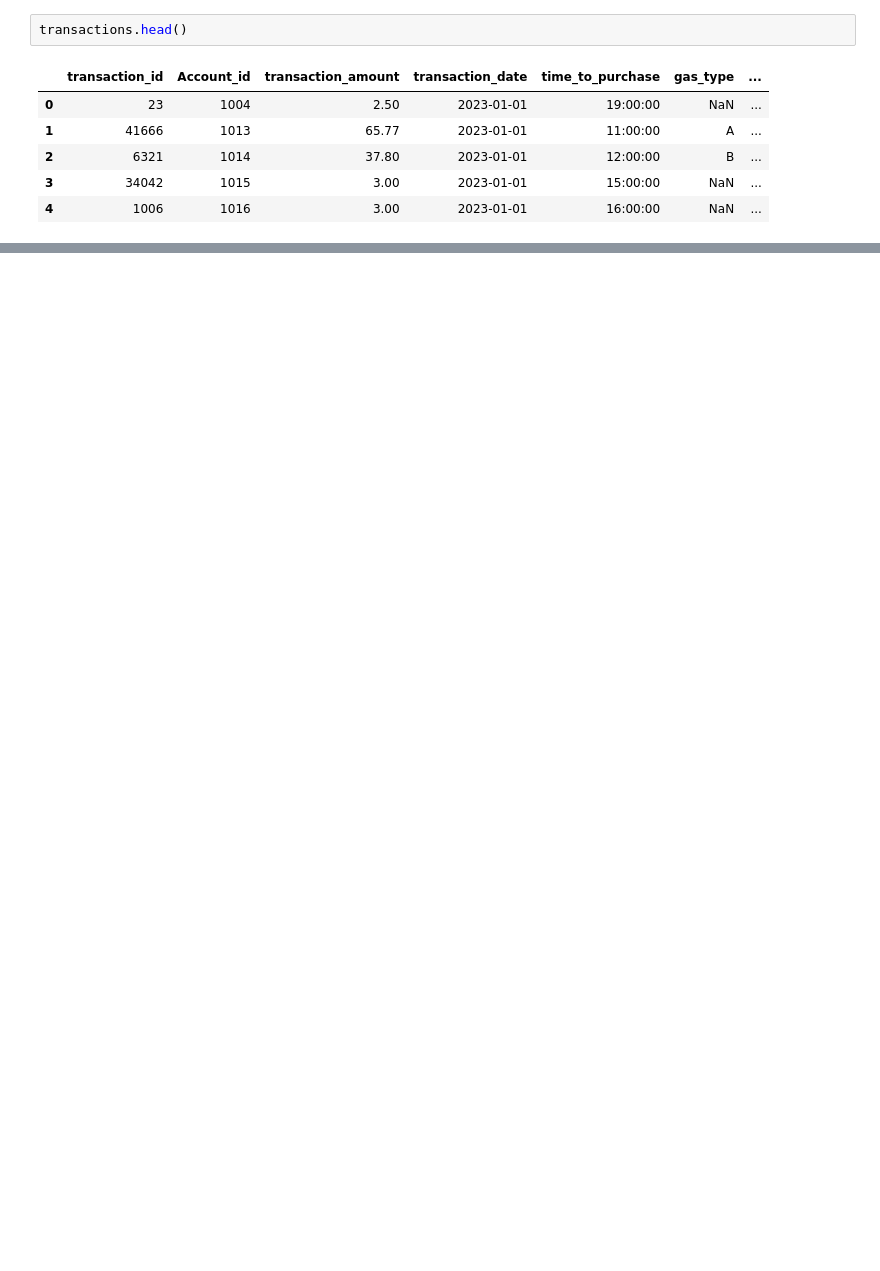
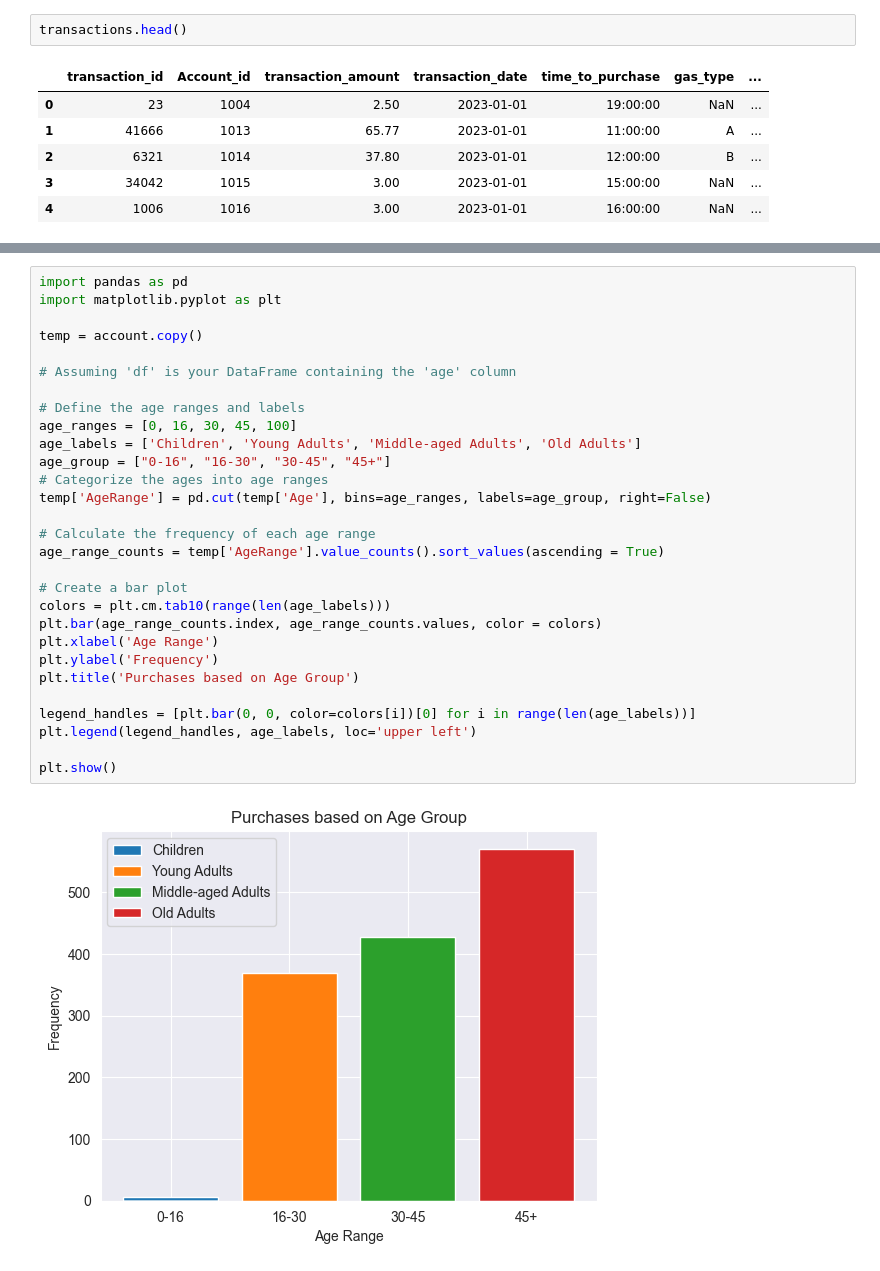
Before and after one commit to kchammanard/Group-1-Coffee-Transactions, a Jupyter notebook: query.ipynb, the cells around one changed output, grey strips where cells are left out. Drawn from its saved outputs; the diff is of its cells as text; blank space fills up the shorter version.

```diff
--- a/query.ipynb
+++ b/query.ipynb
@@ -57,0 +133,31 @@ product.head()
+# %%
+import pandas as pd
+import matplotlib.pyplot as plt
+
+temp = account.copy()
+
+# Assuming 'df' is your DataFrame containing the 'age' column
+
+# Define the age ranges and labels
+age_ranges = [0, 16, 30, 45, 100]
+age_labels = ['Children', 'Young Adults', 'Middle-aged Adults', 'Old Adults']
+age_group = ["0-16", "16-30", "30-45", "45+"]
+# Categorize the ages into age ranges
+temp['AgeRange'] = pd.cut(temp['Age'], bins=age_ranges, labels=age_group, right=False)
+
+# Calculate the frequency of each age range
+age_range_counts = temp['AgeRange'].value_counts().sort_values(ascending = True)
+
+# Create a bar plot
+colors = plt.cm.tab10(range(len(age_labels)))
+plt.bar(age_range_counts.index, age_range_counts.values, color = colors)
+plt.xlabel('Age Range')
+plt.ylabel('Frequency')
+plt.title('Purchases based on Age Group')
+
+legend_handles = [plt.bar(0, 0, color=colors[i])[0] for i in range(len(age_labels))]
+plt.legend(legend_handles, age_labels, loc='upper left')
+
+plt.show()
+# %% [output]
+[figure, added]
```
Also changed, not shown: parts of 16 cells of this notebook, 1 other file.
